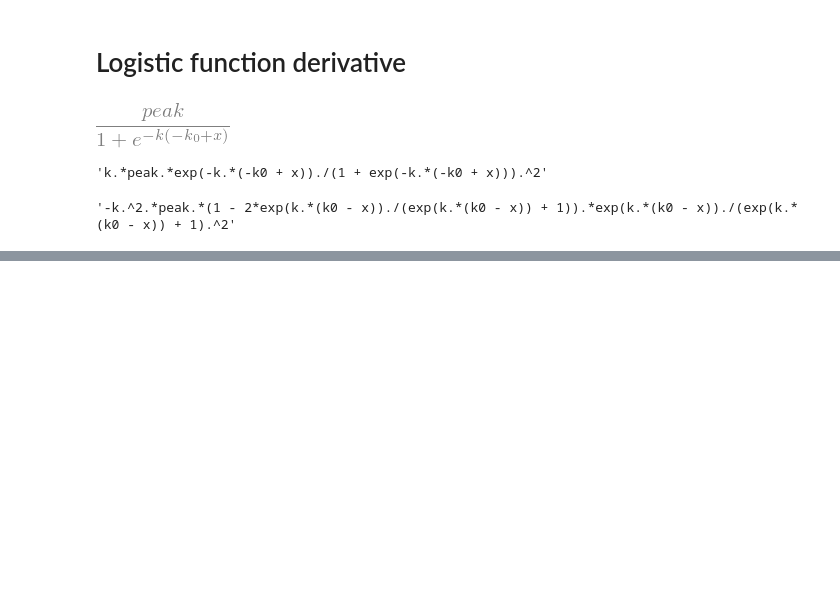
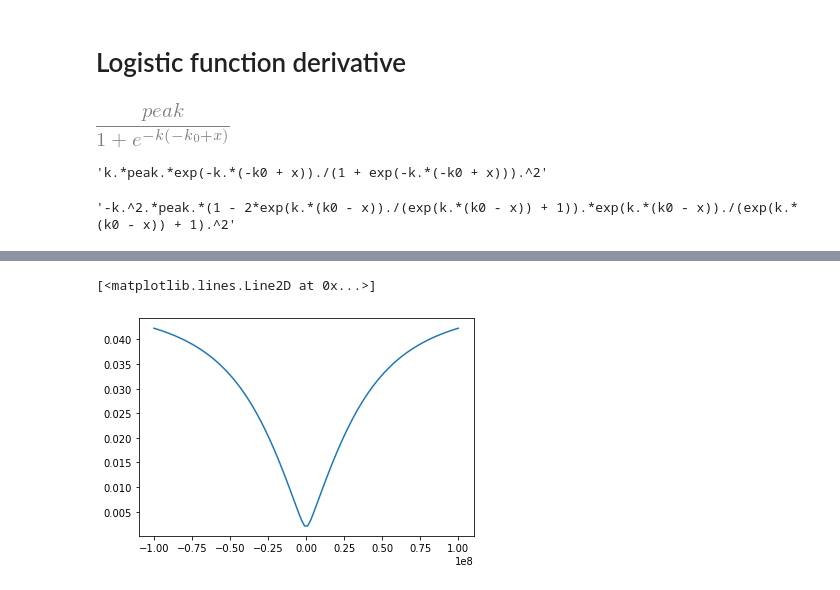
Before and after one commit to 0xDBFB7/transmembrane_potential, a Jupyter notebook: transmembrane_math.ipynb, the cells around one changed output, grey strips where cells are left out. Drawn from its saved outputs; the diff is of its cells as text; code cells hidden in the pictures; blank space fills up the shorter version.

```diff
--- a/transmembrane_math.ipynb
+++ b/transmembrane_math.ipynb
@@ -647,0 +783,6 @@ sympy.julia_code(logistic.diff(x,x))
+# %%
+freqs = np.linspace(-1e8, 1e8, 100)
+plt.plot(freqs, np.abs(np.array([J_eq.subs(f,a).evalf() for a in freqs])))
+# %% [output]
+[<matplotlib.lines.Line2D at 0x...>]
+[figure, added]
```
Also changed, not shown: parts of 21 cells of this notebook, 4 other files.
